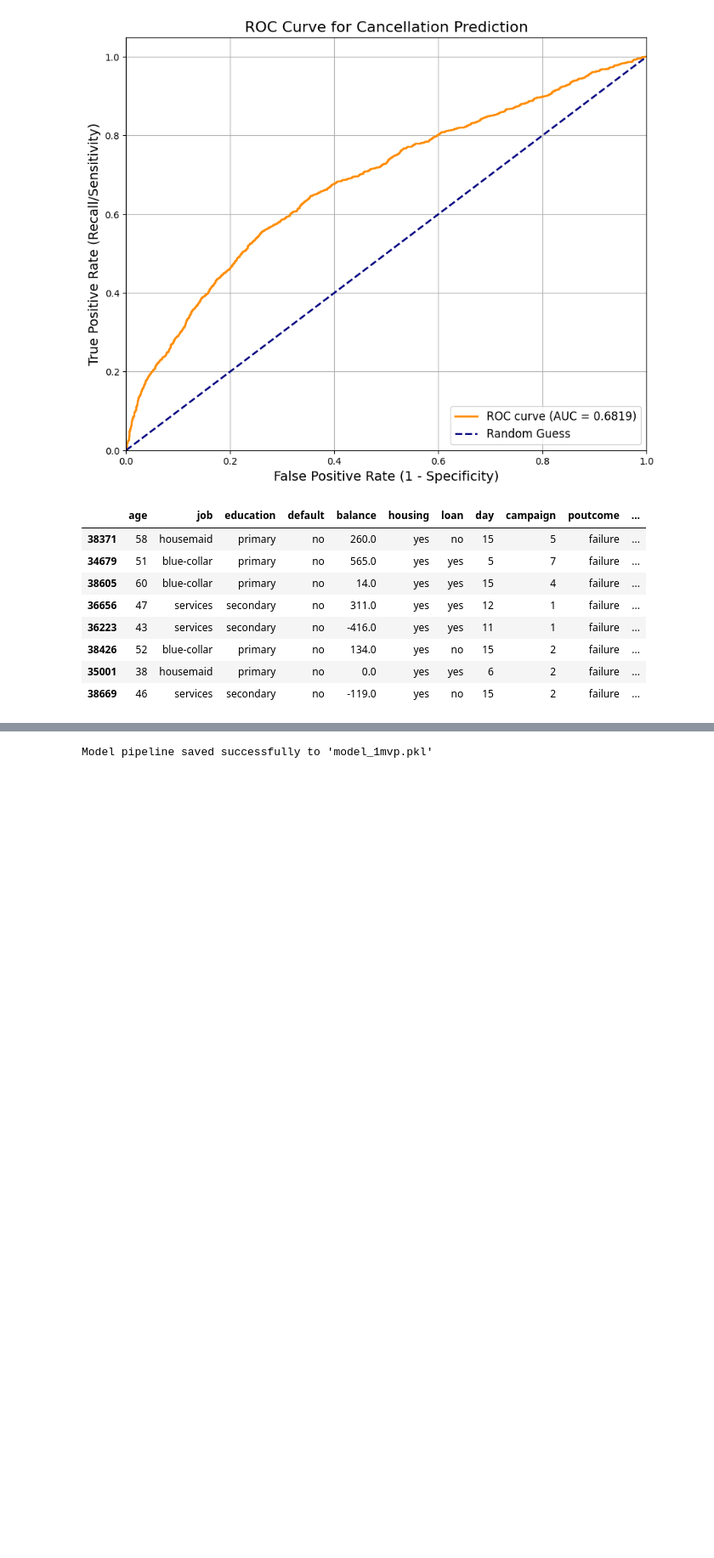
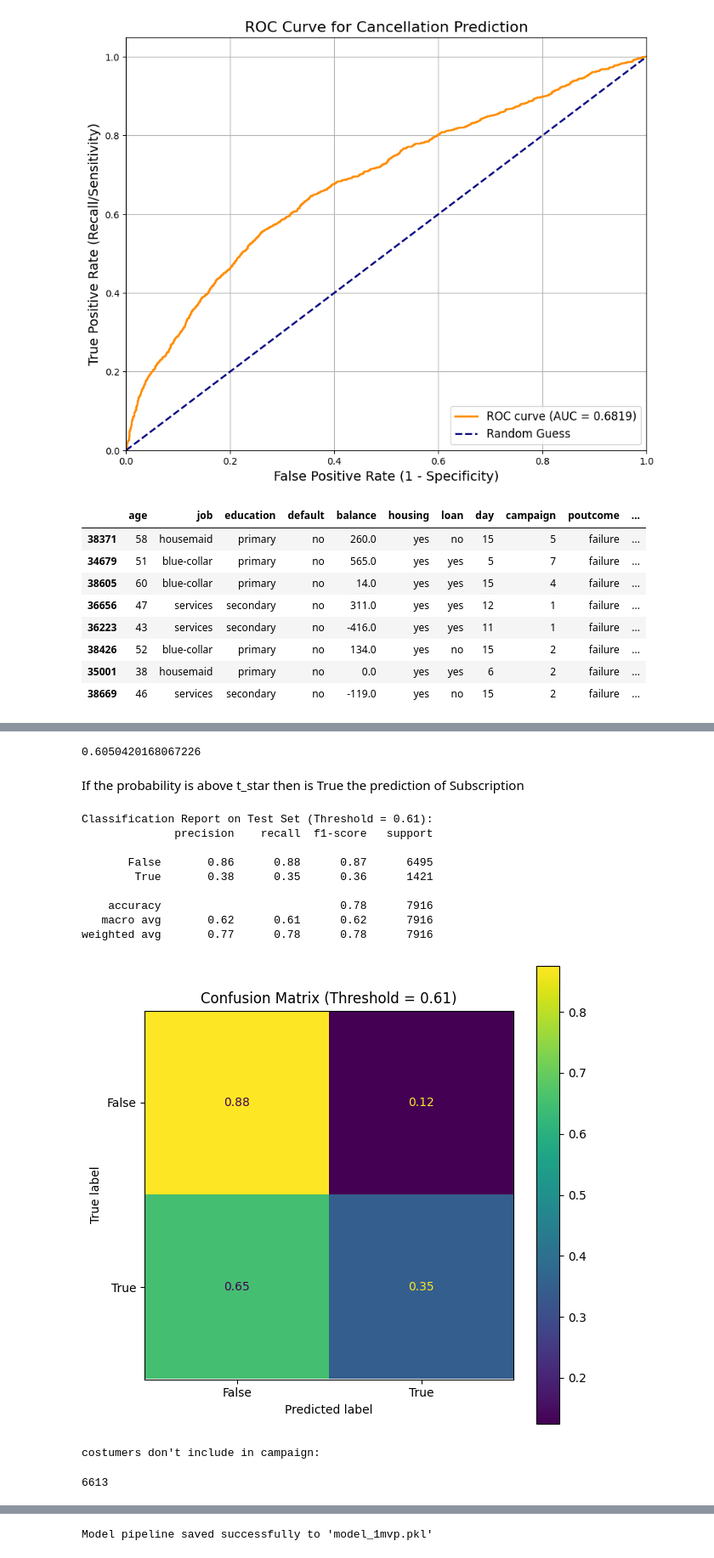
Before and after one commit to csmoilis/final_assignment_bank_campaign, a Jupyter notebook: Cristian_notebook.ipynb, the cells around one changed output, grey strips where cells are left out. Shown at 85% size. Saved outputs shown, nothing was run; the diff lists cells and outputs as text; code cells hidden in the pictures; blank space fills up the shorter version.

```diff
--- a/Cristian_notebook.ipynb
+++ b/Cristian_notebook.ipynb
@@ -158,0 +180,3 @@ plt.show()
+# %%
+df['campaign_plot'].value_counts()
+df = df.drop(["campaign_plot"])
@@ -771,9 +813,10 @@ Name: count, dtype: int64
 # %% [markdown]
 ## Heuristic Logic
 # %%
-df_yes_likely = df[((df["age"] > 55)  | (df["age"] < 35)) & (df["balance"] > 800)& (df["day"] < 15)& (df["pdays"] > 0)]
 
-df_yes_likely.info()
-percentage= df_yes_likely['y'].value_counts(normalize=True) * 100
-print("Proportion in the target variable: ",percentage)
+df["yes_likely"] = ((df["age"] > 50) | (df["age"] < 40)) & (df["balance"] > 500) & (df["day"] < 17)
+
+quantity = len(df[df["yes_likely"]== True])
+
+print("quantity of potentially subscribers with a bussiness heuristic: ",quantity)
 # %% [output]
@@ -1155,0 +1206,33 @@ max return threshold: 0.61
+# %%
+t_star
+# %% [output]
+0.6050420168067226
+# %% [markdown]
+If the probability is above t_star then is True the prediction of Subscription
+# %%
+
+y_pred_star = (y_pred_logreg_proba >= t_star).astype(int)
+print(f"Classification Report on Test Set (Threshold = {t_star:.2f}):")
+print(classification_report(y_test, y_pred_star))
+
+fig, ax = plt.subplots(figsize=(7, 7))
+ConfusionMatrixDisplay.from_predictions(y_test, y_pred_star, normalize='true', ax=ax)
+ax.set_title(f'Confusion Matrix (Threshold = {t_star:.2f})')
+plt.show()
+# %% [output]
+Classification Report on Test Set (Threshold = 0.61):
+              precision    recall  f1-score   support
+
+       False       0.86      0.88      0.87      6495
+        True       0.38      0.35      0.36      1421
+
+    accuracy                           0.78      7916
+   macro avg       0.62      0.61      0.62      7916
+weighted avg       0.77      0.78      0.78      7916
+[figure, added]
+# %%
+print("costumers don't include in campaign:")
+len(df_result_sorted[df_result_sorted["y_pred_proba"] < t_star])
+# %% [output]
+costumers don't include in campaign:
+6613
```
Also changed, not shown: parts of 17 cells of this notebook.
